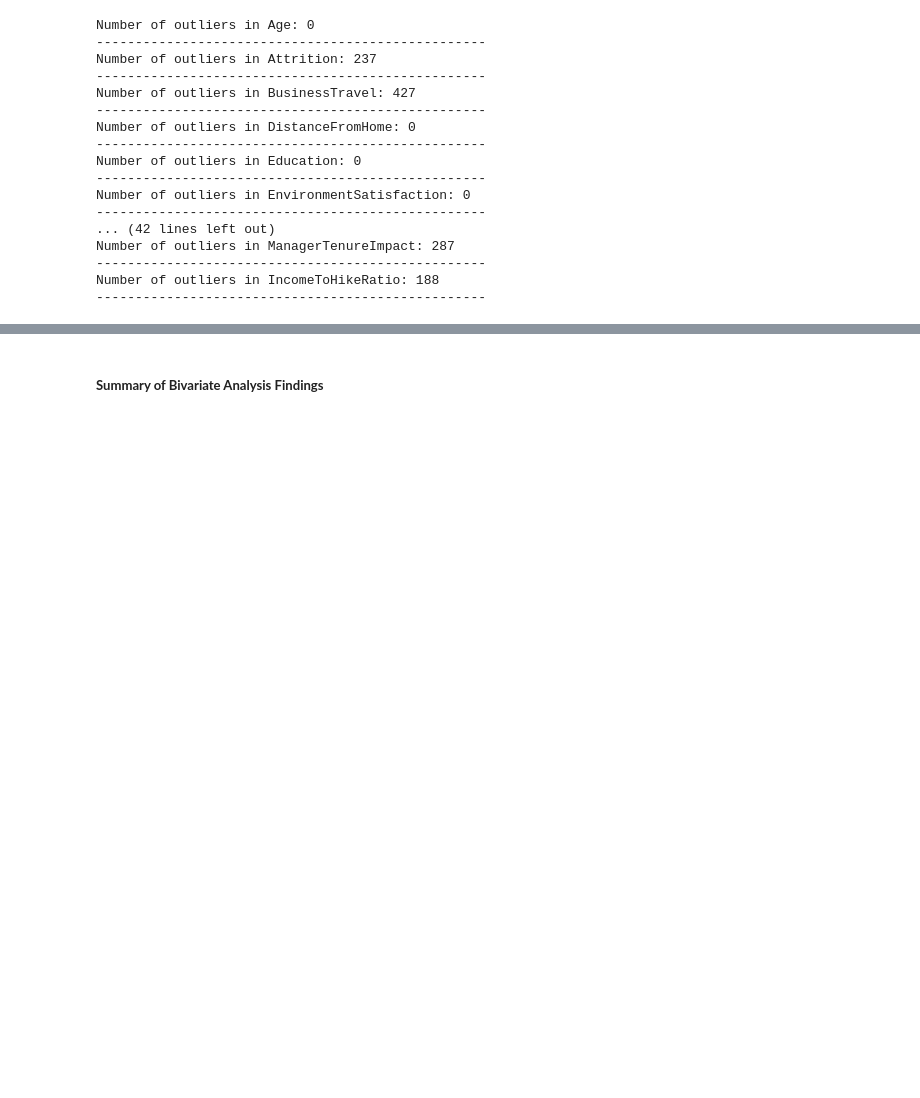
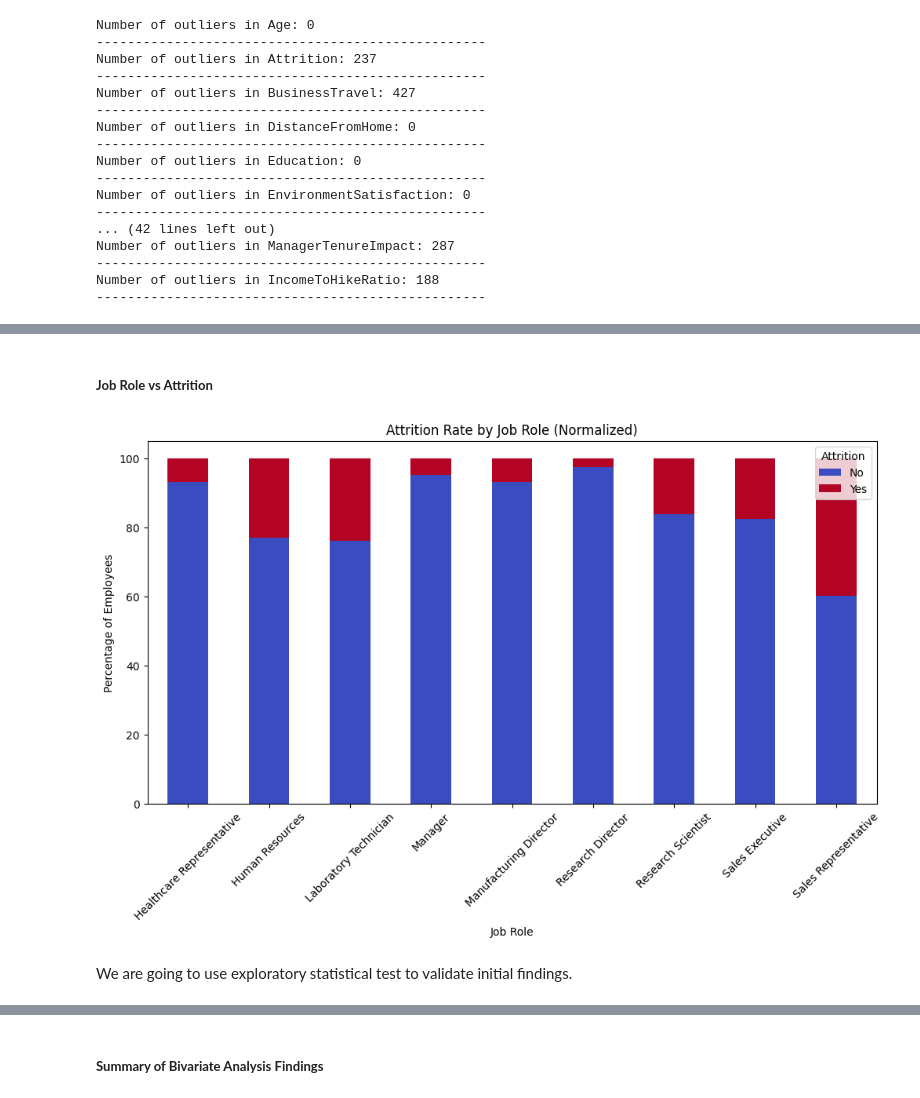
Before and after one commit to APaguil1990/SOLLDA1_MCO, a Jupyter notebook: IBM-Employee-Attrition-MCO.ipynb, the cells around one changed output, grey strips where cells are left out. Cells and saved outputs as stored; diff of their text form; code cells hidden in the pictures; blank space fills up the shorter version.

```diff
--- a/IBM-Employee-Attrition-MCO.ipynb
+++ b/IBM-Employee-Attrition-MCO.ipynb
@@ -555,0 +474,19 @@ plt.show()
+# %% [markdown]
+##### **Job Role vs Attrition**
+# %%
+_sub_df = df[['JobRole', 'Attrition']].copy()
+_sub_df['Attrition'] = _sub_df['Attrition'].replace({1: 'Yes', 0: 'No'}).astype('category')
+_sub_df['JobRole'] = _sub_df['JobRole'].astype('category')
+
+jobrole_attrition = _sub_df.groupby('JobRole')['Attrition'].value_counts(normalize=True).unstack() * 100
+jobrole_attrition.plot(kind='bar', stacked=True, figsize=(12, 6), colormap="coolwarm")
+plt.xlabel("Job Role")
+plt.ylabel("Percentage of Employees")
+plt.title("Attrition Rate by Job Role (Normalized)")
+plt.legend(title="Attrition", labels=['No', 'Yes'])
+plt.xticks(rotation=45)
+plt.show()
+# %% [output]
+[figure, added]
+# %% [markdown]
+We are going to use exploratory statistical test to validate initial findings.
```
Also changed, not shown: parts of 47 cells of this notebook.
